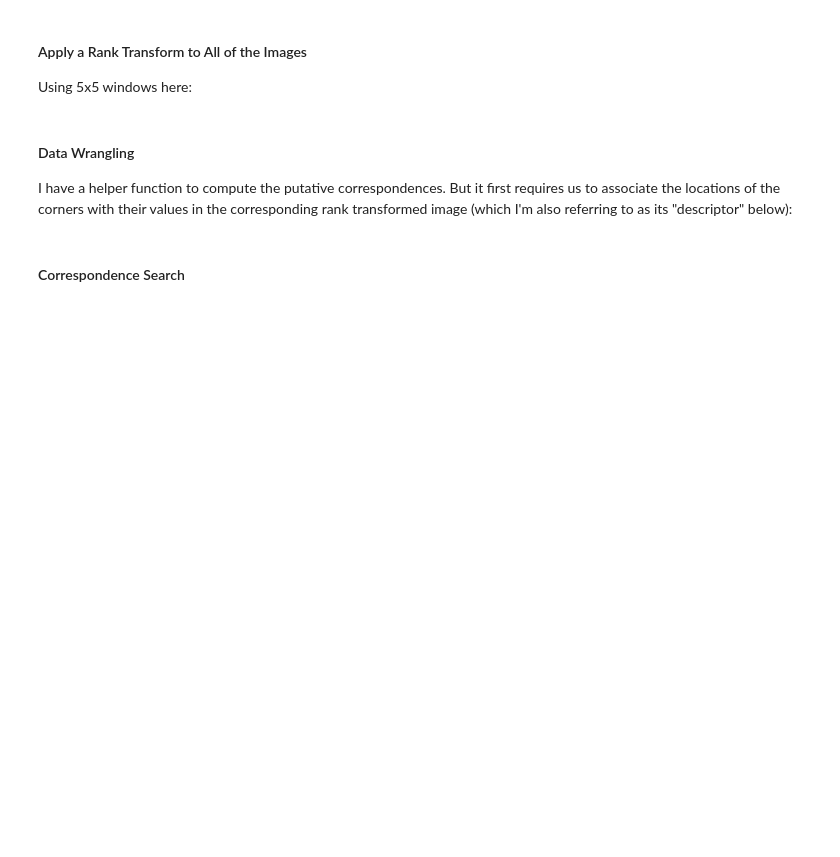
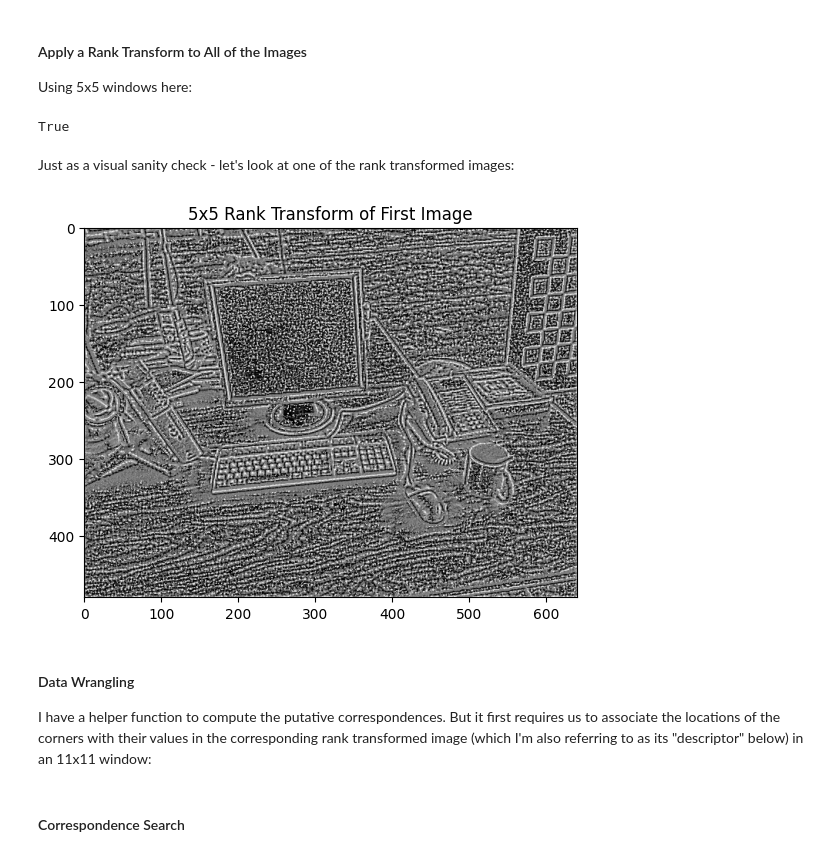
Before and after one commit to sraza-onshape/samaj-3d, a Jupyter notebook: src/experiments_hw4.ipynb, the cells around one changed output. Cells and saved outputs as stored; diff of their text form; code cells hidden in the pictures; blank space fills up the shorter version.

```diff
--- a/src/experiments_hw4.ipynb
+++ b/src/experiments_hw4.ipynb
@@ -201,10 +228,22 @@ illumination_images_rank_transformed = [
     RankTransform2D.transform(image, filter_side_length=5)
     for image in illumination_images
 ]
+# %%
+illumination_images_rank_transformed[0].shape == illumination_images[0].shape
+# %% [output]
+True
+# %% [markdown]
+Just as a visual sanity check - let's look at  one of the rank transformed images:
+# %%
+plt.imshow(illumination_images_rank_transformed[0], cmap="gray")
+plt.title("5x5 Rank Transform of First Image")
+plt.show()
+# %% [output]
+[figure, added]
 # %% [markdown]
 #### Data Wrangling
 
-I have a helper function to compute the putative correspondences. But it first requires us to associate the locations of the corners with their values in the corresponding rank transformed image (which I'm also referring to as its "descriptor" below):
+I have a helper function to compute the putative correspondences. But it first requires us to associate the locations of the corners with their values in the corresponding rank transformed image (which I'm also referring to as its "descriptor" below) in an 11x11 window:
 # %%
 descriptors_of_all_images = dict()
 
```
Also changed, not shown: parts of 21 cells of this notebook.
